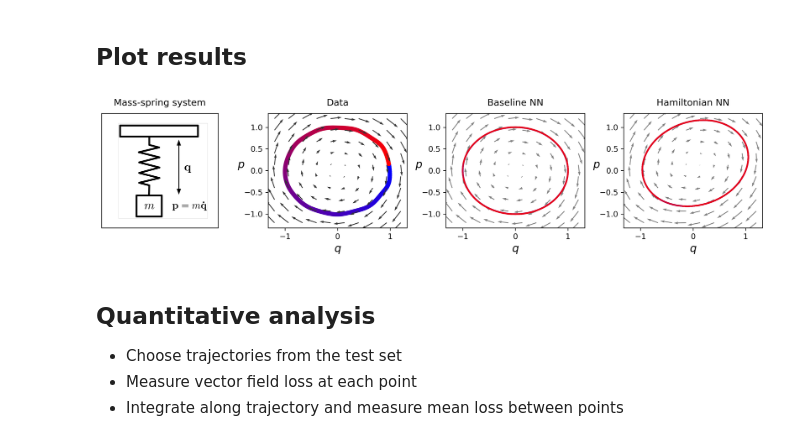
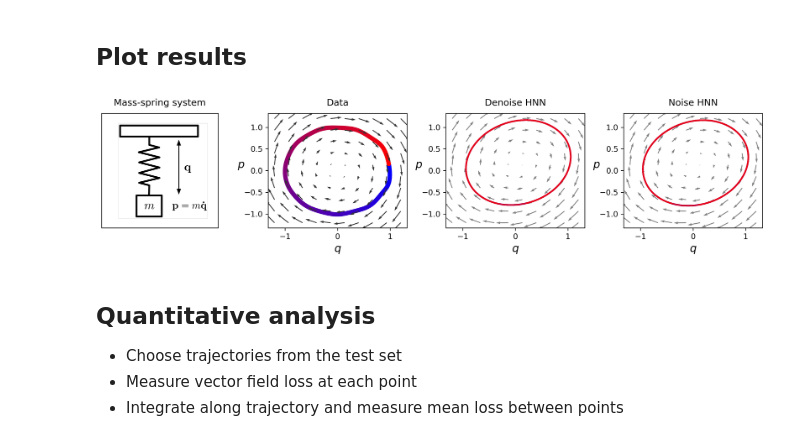
Before and after one commit to ZongyuWu97/hamiltonian-nn, a Jupyter notebook: analyze-spring.ipynb, the cells around one changed output. Cells and saved outputs as stored; diff of their text form; code cells hidden in the pictures.

```diff
--- a/analyze-spring.ipynb
+++ b/analyze-spring.ipynb
@@ -57,7 +57,7 @@ data = get_dataset(seed=0, mode=3)
 # plot config
 fig = plt.figure(figsize=(3, 3), facecolor='white', dpi=DPI)
 
-x, y, dx, dy, t = get_trajectory(radius=0.7, y0=np.array([1,0]), mode=3, noise_std=1.0)
+x, y, dx, dy, t = get_trajectory(radius=0.7, y0=np.array([1,0]), noise_std=0.1)
 plt.scatter(x,y,c=t,s=14, label='data')
 plt.quiver(field['x'][:,0], field['x'][:,1], field['dx'][:,0], field['dx'][:,1],
            cmap='gray_r', color=(.5,.5,.5))
@@ -73,13 +73,14 @@ plt.tight_layout() ; plt.show()
 # %% [markdown]
 ## Construct models
 # %%
-def get_model(args, baseline):
-    output_dim = args.input_dim if baseline else 2
+def get_model(args, model_name):
+    # output_dim = args.input_dim if baseline else 2
+    output_dim = 2
     nn_model = MLP(args.input_dim, args.hidden_dim, output_dim, args.nonlinearity)
     model = HNN(args.input_dim, differentiable_model=nn_model,
-              field_type=args.field_type, baseline=baseline)
+              field_type=args.field_type, baseline=False)
 
-    model_name = 'baseline' if baseline else 'hnn'
+    # model_name = 'baseline' if baseline else 'hnn'
     path = "{}/spring{}-{}.tar".format(args.save_dir, RK4, model_name)
     model.load_state_dict(torch.load(path))
     return model
@@ -108,23 +109,23 @@ def integrate_model(model, t_span, y0, **kwargs):
 # %% [markdown]
 ## Run analysis
 # %%
-base_model = get_model(args, baseline=True)
-base_model.eval()
-hnn_model = get_model(args, baseline=False)
-hnn_model.eval()
+denoise_model = get_model(args, model_name='denoise')
+denoise_model.eval()
+noise_model = get_model(args, model_name='noise')
+noise_model.eval()
 
 # get their vector fields
 field = get_field(gridsize=args.gridsize)
 data = get_dataset(seed=0, mode=3)
-base_field = get_vector_field(base_model, gridsize=args.gridsize)
-hnn_field = get_vector_field(hnn_model, gridsize=args.gridsize)
+denoise_field = get_vector_field(denoise_model, gridsize=args.gridsize)
+noise_field = get_vector_field(noise_model, gridsize=args.gridsize)
 
 # integrate along those fields starting from point (1,0)
 t_span = [0,30]
 y0 = np.asarray([1., 0])
 kwargs = {'t_eval': np.linspace(t_span[0], t_span[1], 2000), 'rtol': 1e-12}
-base_ivp = integrate_model(base_model, t_span, y0, **kwargs)
-hnn_ivp = integrate_model(hnn_model, t_span, y0, **kwargs)
+denoise_ivp = integrate_model(denoise_model, t_span, y0, **kwargs)
+noise_ivp = integrate_model(noise_model, t_span, y0, **kwargs)
 # %% [markdown]
 ## Plot results
 # %%
@@ -147,41 +148,41 @@ plt.scatter(x,y, s=22, label='data', c=point_colors)
 
 plt.quiver(field['x'][:,0], field['x'][:,1], field['dx'][:,0], field['dx'][:,1],
         cmap='gray_r', scale=ARROW_SCALE, width=ARROW_WIDTH, color=(.2,.2,.2))
 plt.xlabel("$q$", fontsize=14)
 plt.ylabel("$p$", rotation=0, fontsize=14)
 plt.title("Data", pad=10)
 
-# plot baseline
+# plot denoiseline
 fig.add_subplot(1, 4, 3, frameon=True)
-plt.quiver(field['x'][:,0], field['x'][:,1], base_field[:,0], base_field[:,1],
+plt.quiver(field['x'][:,0], field['x'][:,1], denoise_field[:,0], denoise_field[:,1],
         cmap='gray_r', scale=ARROW_SCALE, width=ARROW_WIDTH, color=(.5,.5,.5))
 
-for i, l in enumerate(np.split(base_ivp['y'].T, LINE_SEGMENTS)):
+for i, l in enumerate(np.split(denoise_ivp['y'].T, LINE_SEGMENTS)):
     color = (float(i)/LINE_SEGMENTS, 0, 1-float(i)/LINE_SEGMENTS)
     plt.plot(l[:,0],l[:,1],color=color, linewidth=LINE_WIDTH)
 
 plt.xlabel("$q$", fontsize=14)
 plt.ylabel("$p$", rotation=0, fontsize=14)
-plt.title("Baseline NN", pad=10)
+plt.title("Denoise HNN", pad=10)
 
 # plot HNN
 fig.add_subplot(1, 4, 4, frameon=True)
-plt.quiver(field['x'][:,0], field['x'][:,1], hnn_field[:,0], hnn_field[:,1],
+plt.quiver(field['x'][:,0], field['x'][:,1], noise_field[:,0], noise_field[:,1],
         cmap='gray_r', scale=ARROW_SCALE, width=ARROW_WIDTH, color=(.5,.5,.5))
 
-for i, l in enumerate(np.split(hnn_ivp['y'].T, LINE_SEGMENTS)):
+for i, l in enumerate(np.split(noise_ivp['y'].T, LINE_SEGMENTS)):
     color = (float(i)/LINE_SEGMENTS, 0, 1-float(i)/LINE_SEGMENTS)
     plt.plot(l[:,0],l[:,1],color=color, linewidth=LINE_WIDTH)
 
 plt.xlabel("$q$", fontsize=14)
 plt.ylabel("$p$", rotation=0, fontsize=14)
-plt.title("Hamiltonian NN", pad=10)
+plt.title("Noise HNN", pad=10)
 
 plt.tight_layout()
 plt.show()
 fig.savefig("{}/spring{}.{}".format(args.fig_dir, RK4, FORMAT))
 # %% [output]
-[figure, old version]
+[figure, new version]
 # %% [markdown]
 ## Quantitative analysis
 * Choose trajectories from the test set
```
Also changed, not shown: parts of 5 cells of this notebook, 4 other files.
